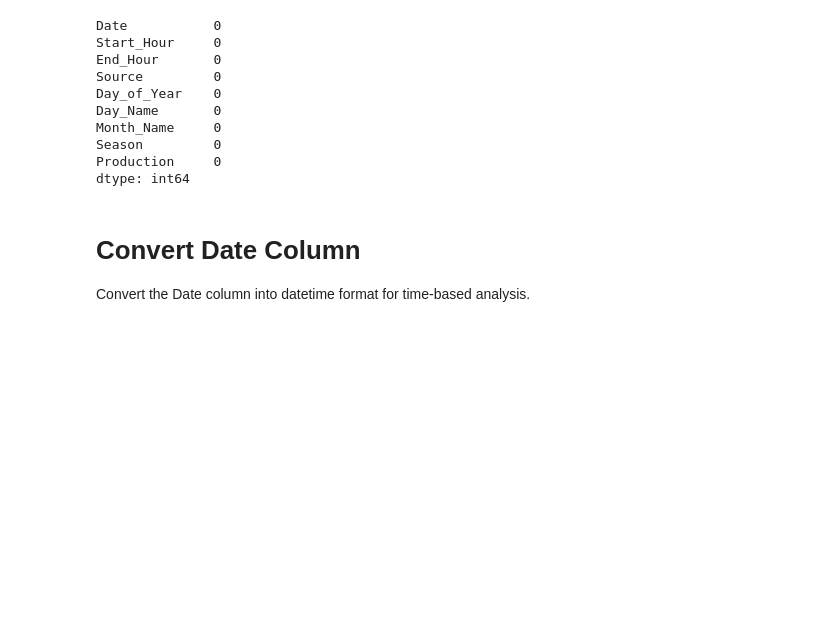
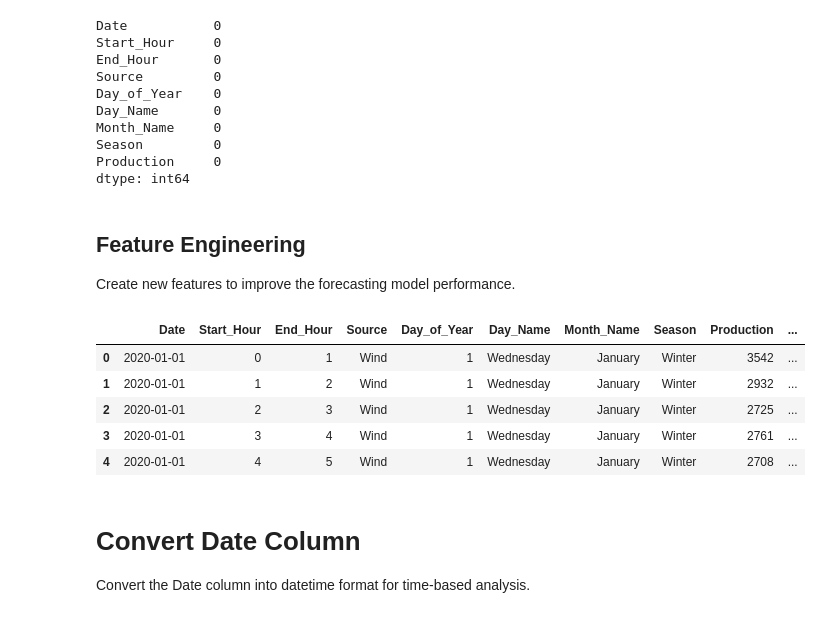
Before and after one commit to Layanmousa/Renewable-Energy---Forecasting, a Jupyter notebook: RenewableEnergy.ipynb, the cells around one changed output. Saved outputs shown, nothing was run; the diff lists cells and outputs as text; code cells hidden in the pictures; blank space fills up the shorter version.

```diff
--- a/RenewableEnergy.ipynb
+++ b/RenewableEnergy.ipynb
@@ -86,3 +96,13 @@ Month_Name     0
 Season         0
 Production     0
 dtype: int64
+# %% [markdown]
+## Feature Engineering
+
+Create new features to improve the forecasting model performance.
+# %%
+df["Date"] = pd.to_datetime(df["Date"])
+
+df["Year"] = df["Date"].dt.year
+df["Month"] = df["Date"].dt.month
+df["Day"] = df["Date"].dt.day
@@ -88,0 +115,9 @@ dtype: int64
+# %%
+df.head()
+# %% [output]
+|  | Date | Start_Hour | End_Hour | Source | Day_of_Year | Day_Name | Month_Name | Season | Production | ... |
+| 0 | 2020-01-01 | 0 | 1 | Wind | 1 | Wednesday | January | Winter | 3542 | ... |
+| 1 | 2020-01-01 | 1 | 2 | Wind | 1 | Wednesday | January | Winter | 2932 | ... |
+| 2 | 2020-01-01 | 2 | 3 | Wind | 1 | Wednesday | January | Winter | 2725 | ... |
+| 3 | 2020-01-01 | 3 | 4 | Wind | 1 | Wednesday | January | Winter | 2761 | ... |
+| 4 | 2020-01-01 | 4 | 5 | Wind | 1 | Wednesday | January | Winter | 2708 | ... |
```
Also changed, not shown: parts of 22 cells of this notebook.
